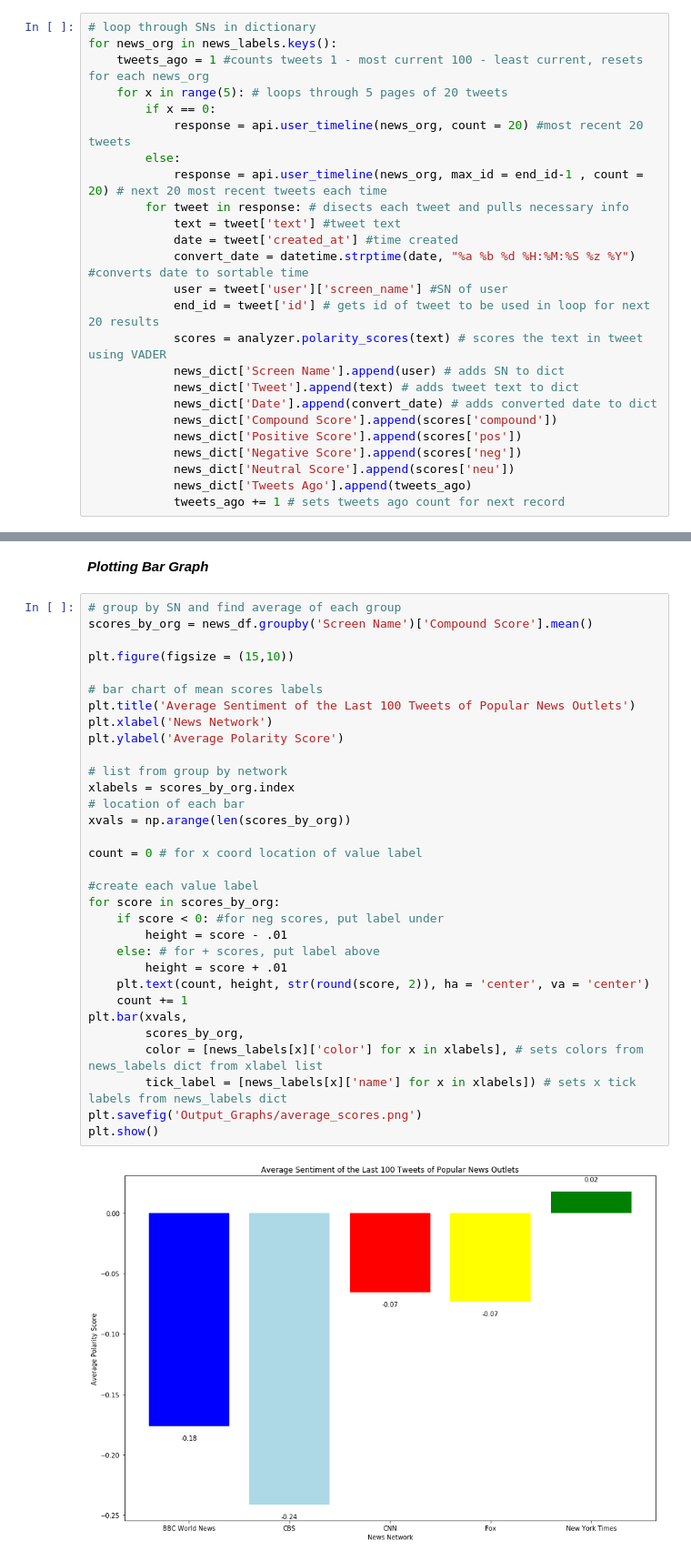
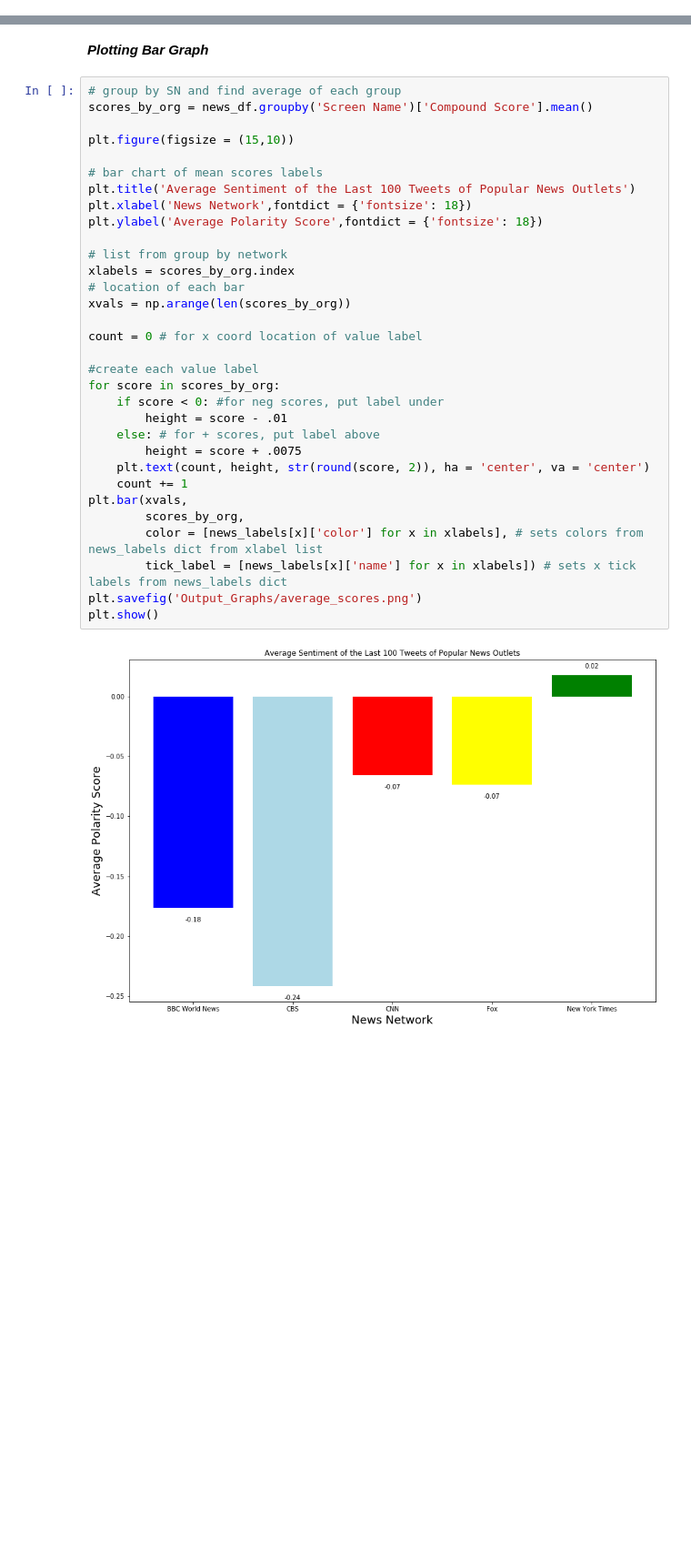
Before and after one commit to vasmarm/News-Mood, a Jupyter notebook: News_Mood.ipynb, the cells around one changed output, grey strips where cells are left out. Shown: that part at 91% size. Drawn from its saved outputs; the diff is of its cells as text; blank space fills up the shorter version.

```diff
--- a/News_Mood.ipynb
+++ b/News_Mood.ipynb
@@ -58,31 +58,6 @@ news_dict = {
 }
 # %% [markdown]
 __*Looping Through All News Twitter Accounts*__
-# %%
-# loop through SNs in dictionary
-for news_org in news_labels.keys():
-    tweets_ago = 1 #counts tweets 1 - most current 100 - least current, resets for each news_org
-    for x in range(5): # loops through 5 pages of 20 tweets
-        if x == 0:
-            response = api.user_timeline(news_org, count = 20) #most recent 20 tweets
-        else:
-            response = api.user_timeline(news_org, max_id = end_id-1 , count = 20) # next 20 most recent tweets each time
-        for tweet in response: # disects each tweet and pulls necessary info
-            text = tweet['text'] #tweet text
-            date = tweet['created_at'] #time created
-            convert_date = datetime.strptime(date, "%a %b %d %H:%M:%S %z %Y") #converts date to sortable time
-            user = tweet['user']['screen_name'] #SN of user
-            end_id = tweet['id'] # gets id of tweet to be used in loop for next 20 results
-            scores = analyzer.polarity_scores(text) # scores the text in tweet using VADER
-            news_dict['Screen Name'].append(user) # adds SN to dict
-            news_dict['Tweet'].append(text) # adds tweet text to dict
-            news_dict['Date'].append(convert_date) # adds converted date to dict
-            news_dict['Compound Score'].append(scores['compound'])
-            news_dict['Positive Score'].append(scores['pos'])
-            news_dict['Negative Score'].append(scores['neg'])
-            news_dict['Neutral Score'].append(scores['neu'])
-            news_dict['Tweets Ago'].append(tweets_ago)
-            tweets_ago += 1 # sets tweets ago count for next record
 # %% [markdown]
 __*Creating The Dataframe Using Dictionary*__
 # %%
@@ -205,34 +180,34 @@ __*Plotting Bar Graph*__
 # %%
 # group by SN and find average of each group
 scores_by_org = news_df.groupby('Screen Name')['Compound Score'].mean()
 
 plt.figure(figsize = (15,10))
 
 # bar chart of mean scores labels
 plt.title('Average Sentiment of the Last 100 Tweets of Popular News Outlets')
-plt.xlabel('News Network')
-plt.ylabel('Average Polarity Score')
+plt.xlabel('News Network',fontdict = {'fontsize': 18})
+plt.ylabel('Average Polarity Score',fontdict = {'fontsize': 18})
 
 # list from group by network
 xlabels = scores_by_org.index
 # location of each bar
 xvals = np.arange(len(scores_by_org))
 
 count = 0 # for x coord location of value label
 
 #create each value label
 for score in scores_by_org:
     if score < 0: #for neg scores, put label under
         height = score - .01
     else: # for + scores, put label above
-        height = score + .01
+        height = score + .0075
     plt.text(count, height, str(round(score, 2)), ha = 'center', va = 'center')
     count += 1
 plt.bar(xvals,
         scores_by_org,
         color = [news_labels[x]['color'] for x in xlabels], # sets colors from news_labels dict from xlabel list
         tick_label = [news_labels[x]['name'] for x in xlabels]) # sets x tick labels from news_labels dict
 plt.savefig('Output_Graphs/average_scores.png')
 plt.show()
 # %% [output]
-[figure, old version]
+[figure, new version]
```
Also changed, not shown: parts of 1 cell of this notebook.
